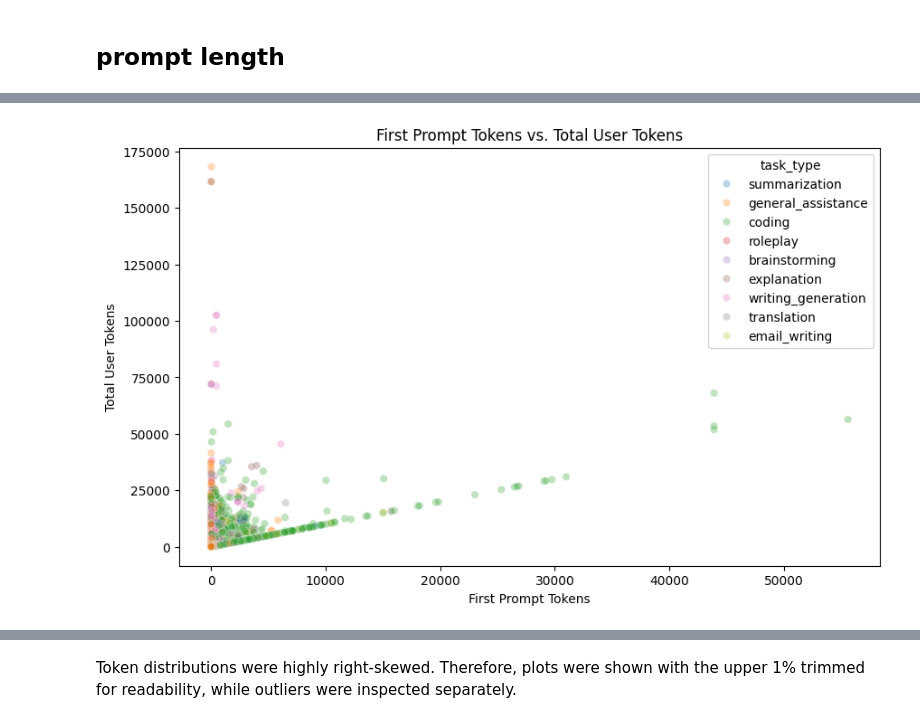
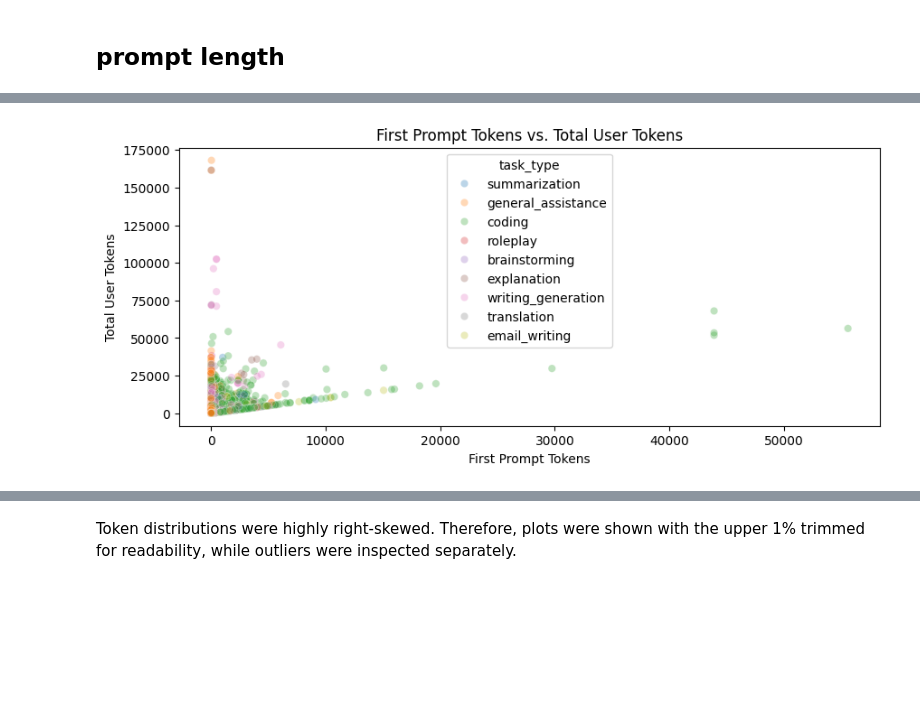
Before and after one commit to Thoericht/llm-sustainability-analysis, a Jupyter notebook: 02_notebooks/03_data_exploration.ipynb, the cells around one changed output, grey strips where cells are left out. Drawn from its saved outputs; the diff is of its cells as text; code cells hidden in the pictures; blank space fills up the shorter version.

```diff
--- a/02_notebooks/03_data_exploration.ipynb
+++ b/02_notebooks/03_data_exploration.ipynb
@@ -59,23 +139,23 @@ plt.show()
 # %%
 # graph first prompt tokens vs. total user tokens
 
-plt.figure(figsize=(10, 6))
+plt.figure(figsize=(10, 4))
 
 sns.scatterplot(
     data=df,
     x="first_prompt_tokens",
     y="total_user_tokens",
     hue="task_type",
     alpha=0.3
 )
 
 plt.title("First Prompt Tokens vs. Total User Tokens")
 plt.xlabel("First Prompt Tokens")
 plt.ylabel("Total User Tokens")
 
 plt.show()
 # %% [output]
-[figure, old version]
+[figure, new version]
 # %%
 df.sort_values("first_prompt_tokens", ascending=False)[
     ["conversation_id", "first_prompt_tokens", "first_prompt", "task_type"]
```
Also changed, not shown: parts of 40 cells of this notebook, 3 other files.
